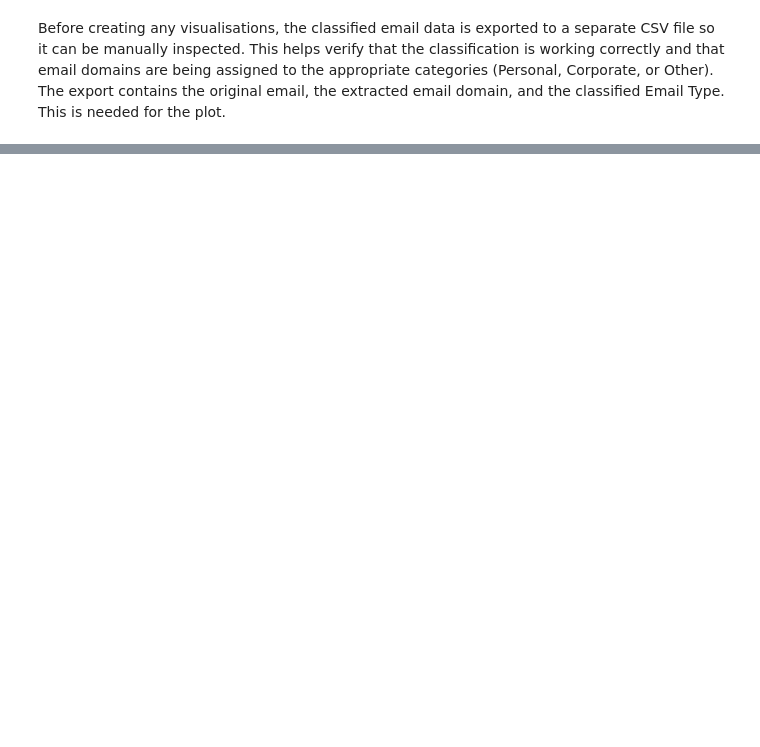
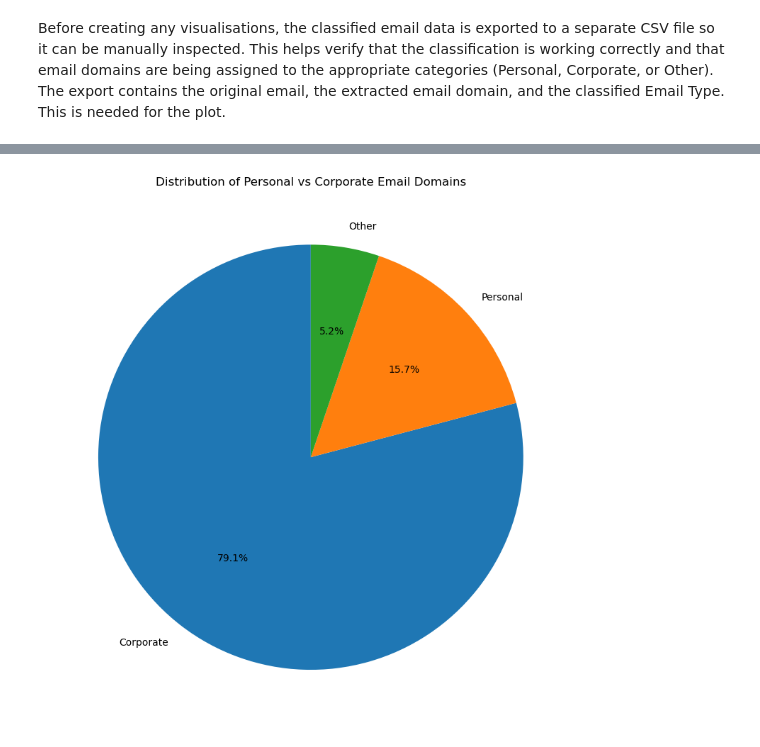
Before and after one commit to tihana-gray/pfda-big_project, a Jupyter notebook: contact_database_analysis.ipynb, the cells around one changed output, grey strips where cells are left out. Cells and saved outputs as stored; diff of their text form; code cells hidden in the pictures; blank space fills up the shorter version.

Commit message:
plot no. 4 - Pie chart + pie chart commentary

```diff
--- a/contact_database_analysis.ipynb
+++ b/contact_database_analysis.ipynb
@@ -654,0 +661,40 @@ Email Type. This is needed for the plot.
+# %%
+# Counting how many contacts fall into each email type
+email_type_counts = df['Email Type'].value_counts()
+# .value_counts() returns the number of occurrences of each unique value.
+# Reference: https://pandas.pydata.org/docs/reference/api/pandas.Series.value_counts.html
+
+# Creating the pie chart
+plt.figure(figsize=(8, 8))
+# Sets the figure size for readability.
+# Reference: https://matplotlib.org/stable/api/_as_gen/matplotlib.pyplot.figure.html
+
+plt.pie(
+    email_type_counts,
+    labels=email_type_counts.index,
+    autopct='%1.1f%%',
+    startangle=90
+)
+# plt.pie() generates a pie chart.
+# labels= adds category names.
+# autopct formats percentage display.
+# startangle rotates the chart for better alignment.
+# Reference: https://matplotlib.org/stable/api/_as_gen/matplotlib.pyplot.pie.html
+
+plt.title('Distribution of Personal vs Corporate Email Domains')
+# Reference: https://matplotlib.org/stable/api/_as_gen/matplotlib.pyplot.title.html
+
+plt.tight_layout()
+# Adjusts layout to prevent clipping.
+# Reference: https://matplotlib.org/stable/api/_as_gen/matplotlib.pyplot.tight_layout.html
+
+# Saving the plot to the plots folder
+plt.savefig("plots/email_type_distribution_pie.png", dpi=300, bbox_inches='tight')
+# dpi=300 ensures high-resolution output.
+# bbox_inches='tight' removes excess whitespace.
+# Reference: https://matplotlib.org/stable/api/_as_gen/matplotlib.pyplot.savefig.html
+
+plt.show()
+# Reference: https://matplotlib.org/stable/api/_as_gen/matplotlib.pyplot.show.html
+# %% [output]
+[figure, added]
```
Also changed, not shown: parts of 3 cells of this notebook, 1 other file.
